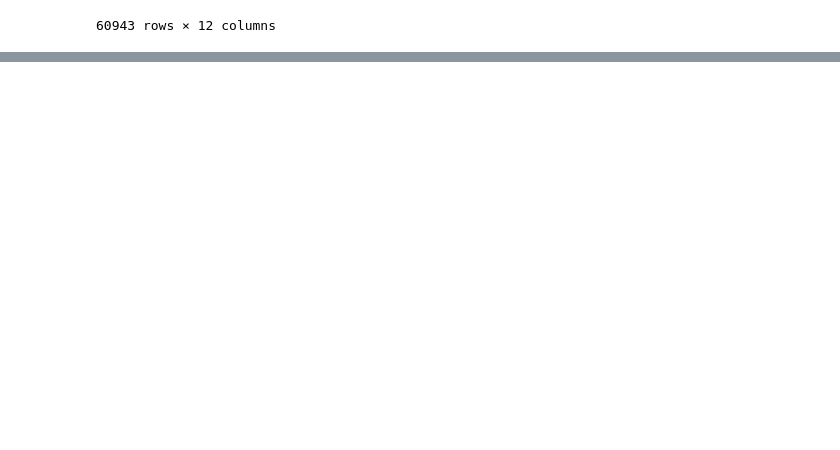
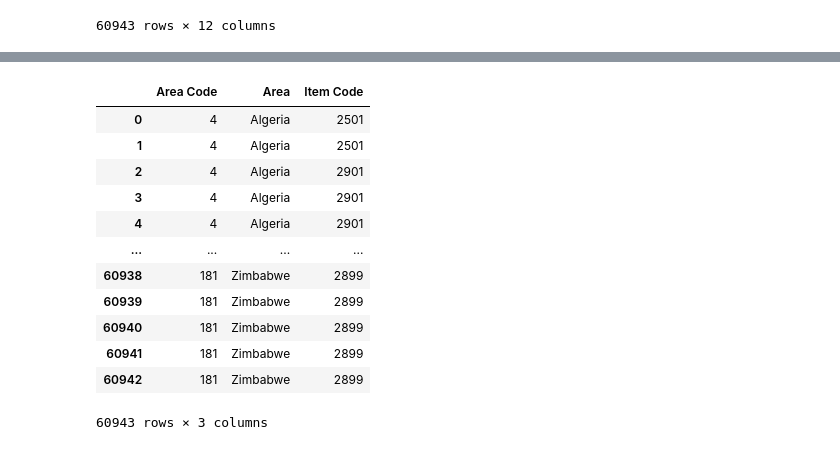
Before and after one commit to Greg-hd/myquiz, a Jupyter notebook: Quiz1.ipynb, the cells around one changed output, grey strips where cells are left out. Saved outputs shown, nothing was run; the diff lists cells and outputs as text; code cells hidden in the pictures; blank space fills up the shorter version.

```diff
--- a/Quiz1.ipynb
+++ b/Quiz1.ipynb
@@ -40,0 +161,16 @@ df
+# %%
+df.iloc[:,0:3]
+# %% [output]
+|  | Area Code | Area | Item Code |
+| 0 | 4 | Algeria | 2501 |
+| 1 | 4 | Algeria | 2501 |
+| 2 | 4 | Algeria | 2901 |
+| 3 | 4 | Algeria | 2901 |
+| 4 | 4 | Algeria | 2901 |
+| ... | ... | ... | ... |
+| 60938 | 181 | Zimbabwe | 2899 |
+| 60939 | 181 | Zimbabwe | 2899 |
+| 60940 | 181 | Zimbabwe | 2899 |
+| 60941 | 181 | Zimbabwe | 2899 |
+| 60942 | 181 | Zimbabwe | 2899 |
+60943 rows × 3 columns
```
Also changed, not shown: parts of 18 cells of this notebook.
